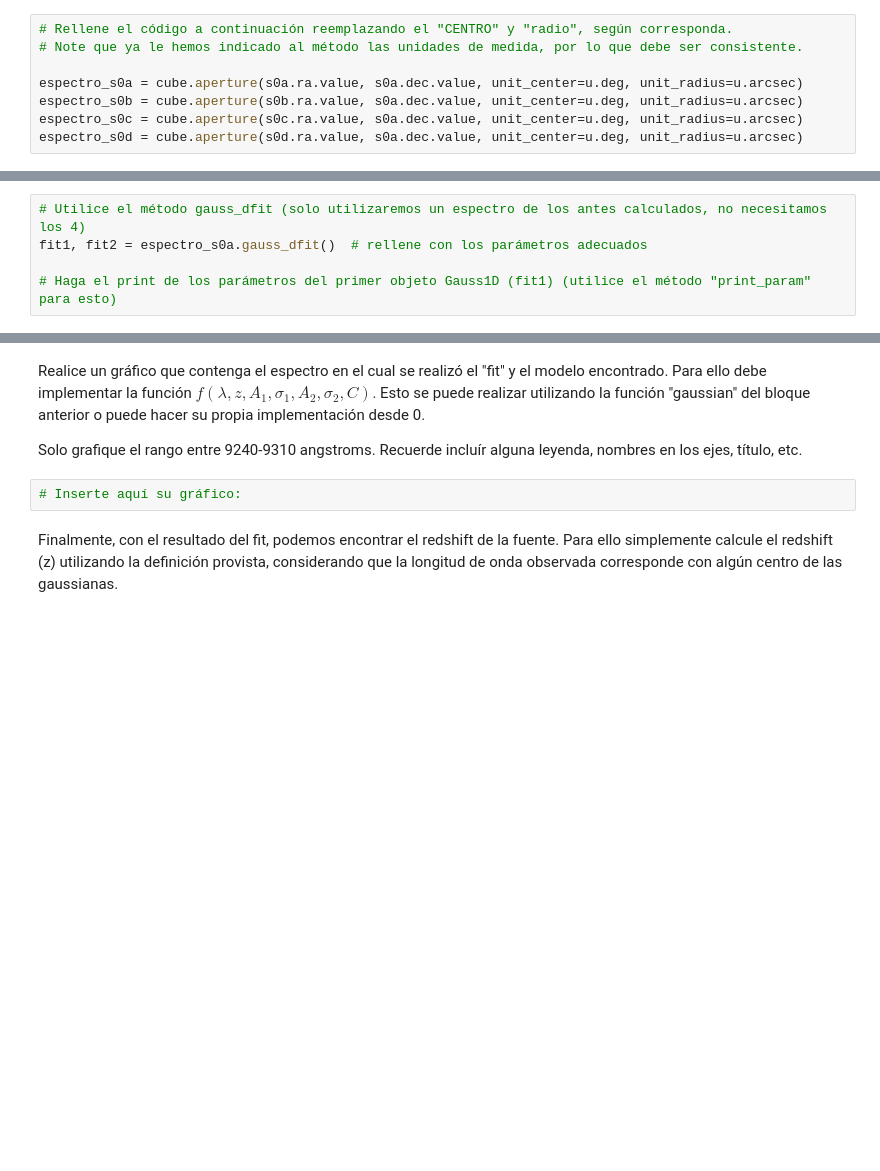
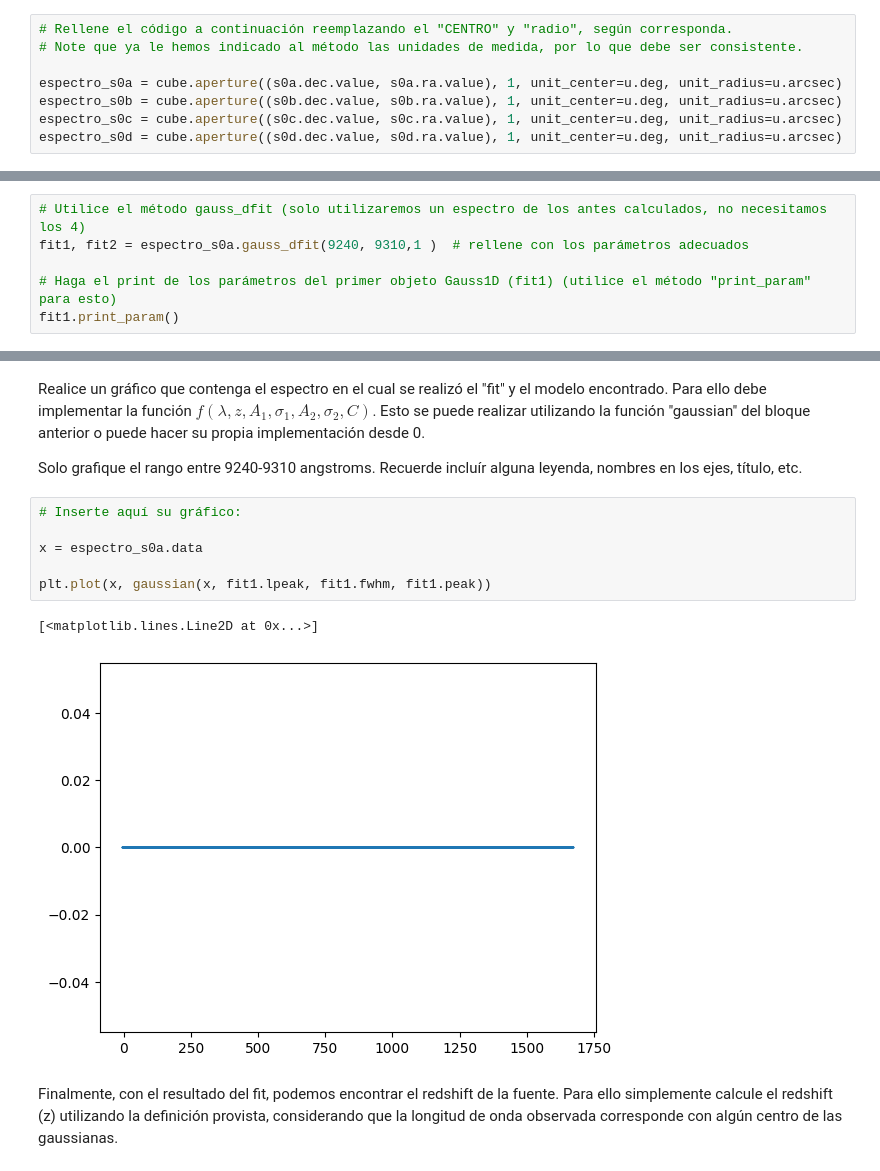
Before and after one commit to AstroOlguin/Tarea-4, a Jupyter notebook: Tarea4.ipynb, the cells around one changed output, grey strips where cells are left out. Drawn from its saved outputs; the diff is of its cells as text; blank space fills up the shorter version.

```diff
--- a/Tarea4.ipynb
+++ b/Tarea4.ipynb
@@ -246,8 +246,8 @@ Un pequeño hint: el centro debe ser de la forma (dec, ra) y cada coordenada con
 # Rellene el código a continuación reemplazando el "CENTRO" y "radio", según corresponda.
 # Note que ya le hemos indicado al método las unidades de medida, por lo que debe ser consistente.
 
-espectro_s0a = cube.aperture(s0a.ra.value, s0a.dec.value, unit_center=u.deg, unit_radius=u.arcsec)
-espectro_s0b = cube.aperture(s0b.ra.value, s0a.dec.value, unit_center=u.deg, unit_radius=u.arcsec)
-espectro_s0c = cube.aperture(s0c.ra.value, s0a.dec.value, unit_center=u.deg, unit_radius=u.arcsec)
-espectro_s0d = cube.aperture(s0d.ra.value, s0a.dec.value, unit_center=u.deg, unit_radius=u.arcsec)
+espectro_s0a = cube.aperture((s0a.dec.value, s0a.ra.value), 1, unit_center=u.deg, unit_radius=u.arcsec)
+espectro_s0b = cube.aperture((s0b.dec.value, s0b.ra.value), 1, unit_center=u.deg, unit_radius=u.arcsec)
+espectro_s0c = cube.aperture((s0c.dec.value, s0c.ra.value), 1, unit_center=u.deg, unit_radius=u.arcsec)
+espectro_s0d = cube.aperture((s0d.dec.value, s0d.ra.value), 1, unit_center=u.deg, unit_radius=u.arcsec)
 # %% [output]
@@ -288,6 +309,7 @@ MPDAF ya es capaz de hacer este fit por nosotros, para ello proceda como se le i
 3. El resultado deberían ser dos objetos de tipo obj.Gauss1D, utilice el método print_param() para mostrar los resultados de cada fit.
 # %%
 # Utilice el método gauss_dfit (solo utilizaremos un espectro de los antes calculados, no necesitamos los 4)
-fit1, fit2 = espectro_s0a.gauss_dfit()  # rellene con los parámetros adecuados
+fit1, fit2 = espectro_s0a.gauss_dfit(9240, 9310,1 )  # rellene con los parámetros adecuados
 
 # Haga el print de los parámetros del primer objeto Gauss1D (fit1) (utilice el método "print_param" para esto)
+fit1.print_param()
@@ -315,8 +360,15 @@ Realice un gráfico que contenga el espectro en el cual se realizó el "fit" y e
 Para ello debe implementar la función $f(\lambda, z,  A_1, \sigma_1, A_2, \sigma_2, C)$. Esto se puede realizar utilizando la función "gaussian" del bloque anterior o puede hacer su propia implementación desde 0.
 
 Solo grafique el rango entre 9240-9310 angstroms. Recuerde incluír alguna leyenda, nombres en los ejes, título, etc.
-# %%
-# Inserte aquí su gráfico:
+# %%
+# Inserte aquí su gráfico:
+
+x = espectro_s0a.data
+
+plt.plot(x, gaussian(x, fit1.lpeak, fit1.fwhm, fit1.peak))
+# %% [output]
+[<matplotlib.lines.Line2D at 0x...>]
+[figure, added]
 # %% [markdown]
 Finalmente, con el resultado del fit, podemos encontrar el redshift de la fuente. Para ello simplemente calcule el redshift (z) utilizando la definición provista, considerando que la longitud de onda observada corresponde con algún centro de las gaussianas.
 # %%
```
Also changed, not shown: parts of 9 cells of this notebook.
